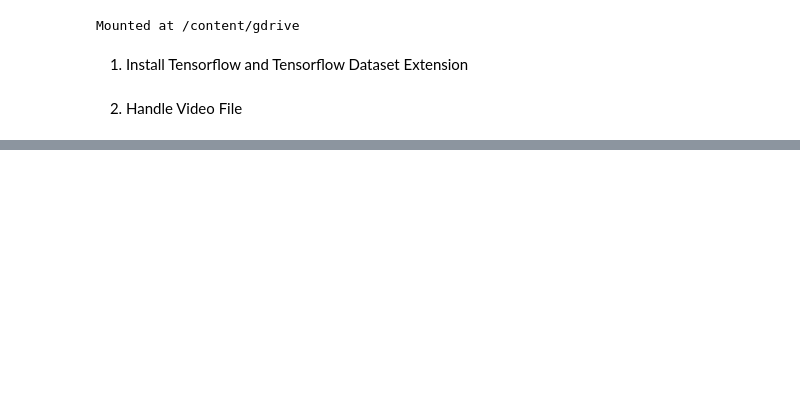
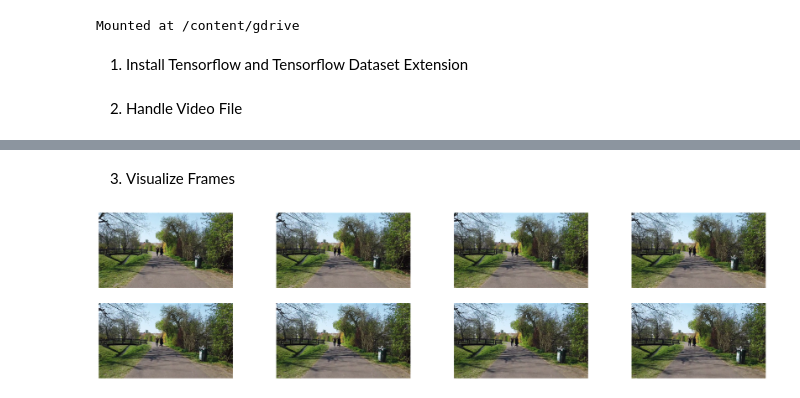
Before and after one commit to prometheusDE/mylastai, a Jupyter notebook: mylastai_0008_project_handlevideo.ipynb, the cells around one changed output, grey strips where cells are left out. Cells and saved outputs as stored; diff of their text form; code cells hidden in the pictures; blank space fills up the shorter version.

```diff
--- a/mylastai_0008_project_handlevideo.ipynb
+++ b/mylastai_0008_project_handlevideo.ipynb
@@ -30,10 +30,11 @@ import os.path
 
 # https://docs.nvidia.com/deeplearning/sdk/dali-developer-guide/docs/examples/sequence_processing/video/video_reader_simple_example.html
 # %%
-batch_size=2
+batch_size=10
 sequence_length=8
 initial_prefetch_size=16
-video_directory = '/content/gdrive/My Drive/CycleAI/20200308'
+# video_directory = '/content/gdrive/My Drive/CycleAI/20200308'
+video_directory = '/home/backhaus/Videos/Process'
 video_files=[video_directory + '/' + f for f in os.listdir(video_directory)]
 shuffle=True
 n_iter=1
@@ -62,0 +69,5 @@ for i in range(n_iter):
+# %% [markdown]
+3. Visualize Frames
+# %%
+pipe_out = pipe.run()
+sequences_out = pipe_out[0].as_cpu().as_array()
@@ -62,0 +78,16 @@ for i in range(n_iter):
+# %%
+def show_sequence(sequence):
+    columns = 4
+    rows = (sequence_length + 1) // (columns)
+    fig = plt.figure(figsize = (32,(16 // columns) * rows))
+    gs = gridspec.GridSpec(rows, columns)
+    for j in range(rows*columns):
+        plt.subplot(gs[j])
+        plt.axis("off")
+        plt.imshow(sequence[j])
+# %%
+pipe_out = pipe.run()
+sequences_out = pipe_out[0].as_cpu().as_array()
+show_sequence(sequences_out[1])
+# %% [output]
+[figure, added]
```
Also changed, not shown: parts of 6 cells of this notebook, 3 other files.
